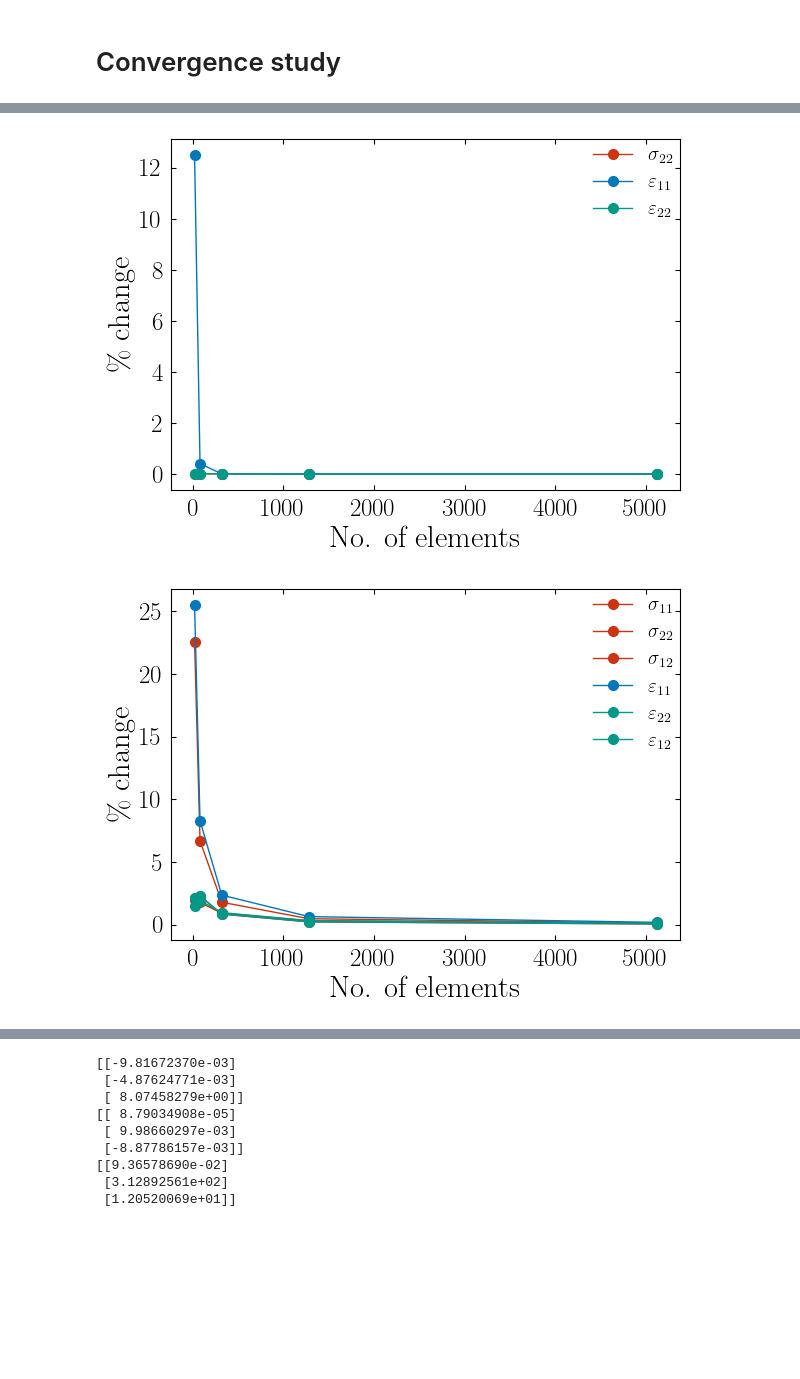
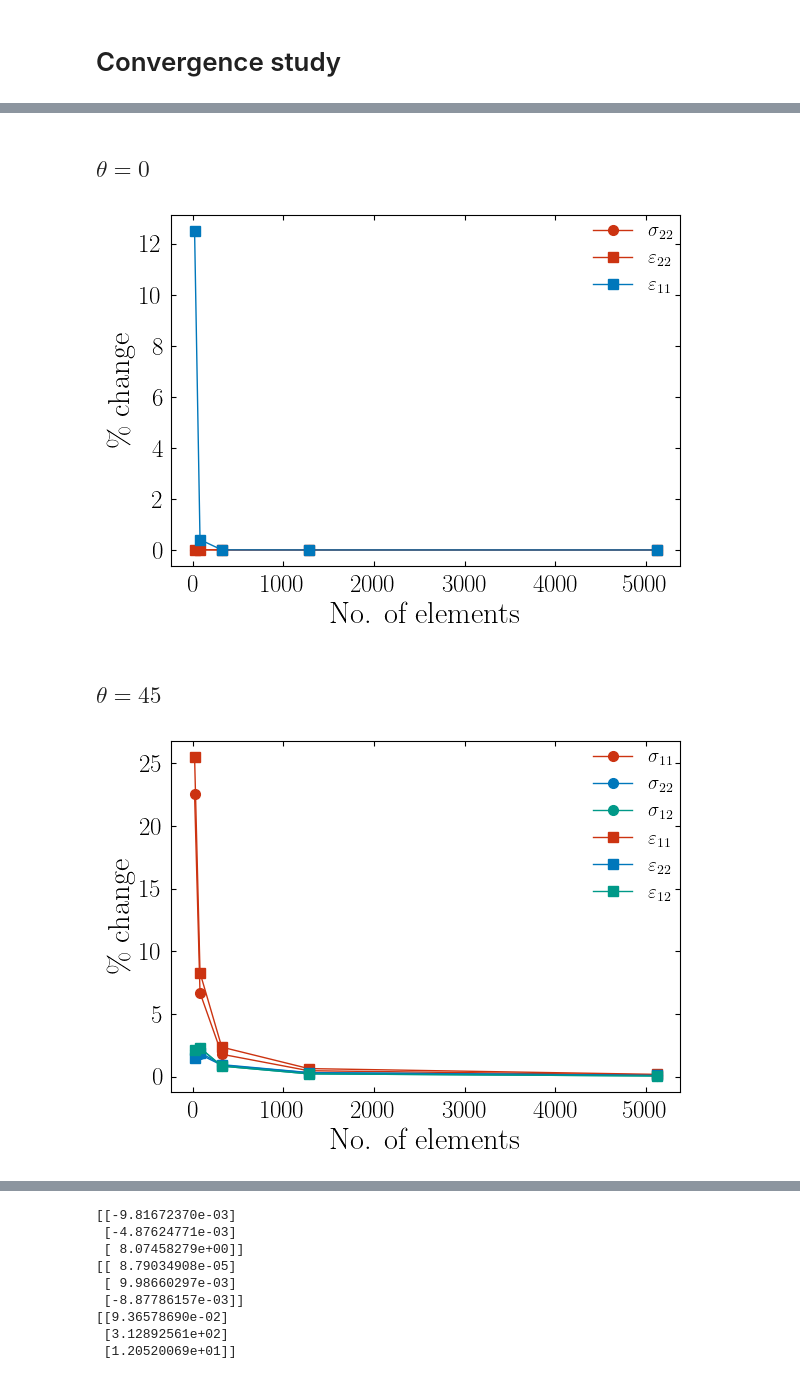
Before and after one commit to mnolaya/theory-of-fea, a Jupyter notebook: project/project_soln.ipynb, the cells around one changed output, grey strips where cells are left out. Cells and saved outputs as stored; diff of their text form; code cells hidden in the pictures; blank space fills up the shorter version.

```diff
--- a/project/project_soln.ipynb
+++ b/project/project_soln.ipynb
@@ -334,6 +185,8 @@ def get_stats_by_angle(job_id: str, job_dir: pathlib.Path) -> pl.DataFrame:
         F = np.load(fp.joinpath('nodal_reaction_force.npy'))
         gage_stress = np.load(fp.joinpath('gage_stress.npy'))
         gage_strain = np.load(fp.joinpath('gage_strain.npy'))
+        gage_stress_glob = np.load(fp.joinpath('gage_stress_glob.npy'))
+        gage_strain_glob = np.load(fp.joinpath('gage_strain_glob.npy'))
 
         # Load summary info
         with open(fp.joinpath('job_summary.log'), 'r') as f:
@@ -348,6 +201,10 @@ def get_stats_by_angle(job_id: str, job_dir: pathlib.Path) -> pl.DataFrame:
             'nodes': summary['Nodes'],
             'gage_stress': np.mean(gage_stress, axis=(0, 1)),
             'gage_strain': np.mean(gage_strain, axis=(0, 1)),
+            'gage_stress_glob': np.mean(gage_stress_glob, axis=(0, 1)),
+            'gage_strain_glob': np.mean(gage_strain_glob, axis=(0, 1)),
+            'disp': Q,
+            'force': F,
             'disp_1': np.mean(Q[0::2]),
             'disp_2': np.mean(Q[1::2]),
             'react_1': np.mean(F[0::2]),
@@ -365,6 +222,12 @@ def get_stats_by_angle(job_id: str, job_dir: pathlib.Path) -> pl.DataFrame:
         'E11': [s['gage_strain'][0][0] for s in stats],
         'E22': [s['gage_strain'][1][0] for s in stats],
         'E12': [s['gage_strain'][2][0] for s in stats],
+        'SXX': [s['gage_stress_glob'][0][0] for s in stats],
+        'SYY': [s['gage_stress_glob'][1][0] for s in stats],
+        'SXY': [s['gage_stress_glob'][2][0] for s in stats],
+        'EXX': [s['gage_strain_glob'][0][0] for s in stats],
+        'EYY': [s['gage_strain_glob'][1][0] for s in stats],
+        'EXY': [s['gage_strain_glob'][2][0] for s in stats],
         'react_1': [s['disp_1'] for s in stats],
         'disp_2': [s['disp_2'] for s in stats],
         'react_1': [s['react_1'] for s in stats],
@@ -376,0 +237,2 @@ df = get_stats_by_angle('_90', JOB_DIRS['linear'].glob('*'))
+# %%
+dfs = {0: get_stats_by_angle('_0', JOB_DIRS['linear'].glob('*')), 90: get_stats_by_angle('_90', JOB_DIRS['linear'].glob('*')), 45: get_stats_by_angle('_45', JOB_DIRS['linear'].glob('*'))}
@@ -392,11 +252,13 @@ df = get_stats_by_angle('_0', JOB_DIRS['linear'].glob('*'))
+# %% [markdown]
+## $\theta = 0$
 # %%
 fig, ax = plt.subplots()
-ax.plot(df.select('elements'), df.select('S22_pct')*100, label=r'$\sigma_{22}$', color=pltschemes.VibrantScheme.RED.value, marker='o', linestyle='-', linewidth=1.0)
-ax.plot(df.select('elements'), df.select('E11_pct')*100, label=r'$\varepsilon_{11}$', color=pltschemes.VibrantScheme.BLUE.value, marker='o', linestyle='-', linewidth=1.0)
-ax.plot(df.select('elements'), df.select('E22_pct')*100, label=r'$\varepsilon_{22}$', color=pltschemes.VibrantScheme.TEAL.value, marker='o', linestyle='-', linewidth=1.0)
+ax.plot(dfs[0].select('elements'), dfs[0].select('S22_pct')*100, label=r'$\sigma_{22}$', color=pltschemes.VibrantScheme.RED.value, marker='o', linestyle='-', linewidth=1.0)
+ax.plot(dfs[0].select('elements'), dfs[0].select('E22_pct')*100, label=r'$\varepsilon_{22}$', color=pltschemes.VibrantScheme.RED.value, marker='s', linestyle='-', linewidth=1.0)
+ax.plot(dfs[0].select('elements'), dfs[0].select('E11_pct')*100, label=r'$\varepsilon_{11}$', color=pltschemes.VibrantScheme.BLUE.value, marker='s', linestyle='-', linewidth=1.0)
 ax.set_xlabel('No. of elements')
 ax.set_ylabel(r'\% change')
 ax.legend()
 fig.tight_layout()
 # %% [output]
-[figure, old version]
+[figure, new version]
@@ -406,14 +265,16 @@ df = get_stats_by_angle('_45', JOB_DIRS['linear'].glob('*'))
+# %% [markdown]
+## $\theta = 45$
 # %%
 fig, ax = plt.subplots()
-ax.plot(df.select('elements'), df.select('S11_pct')*100, label=r'$\sigma_{11}$', color=pltschemes.VibrantScheme.RED.value, marker='o', linestyle='-', linewidth=1.0)
-ax.plot(df.select('elements'), df.select('S22_pct')*100, label=r'$\sigma_{22}$', color=pltschemes.VibrantScheme.RED.value, marker='o', linestyle='-', linewidth=1.0)
-ax.plot(df.select('elements'), df.select('S12_pct')*100, label=r'$\sigma_{12}$', color=pltschemes.VibrantScheme.RED.value, marker='o', linestyle='-', linewidth=1.0)
-ax.plot(df.select('elements'), df.select('E11_pct')*100, label=r'$\varepsilon_{11}$', color=pltschemes.VibrantScheme.BLUE.value, marker='o', linestyle='-', linewidth=1.0)
-ax.plot(df.select('elements'), df.select('E22_pct')*100, label=r'$\varepsilon_{22}$', color=pltschemes.VibrantScheme.TEAL.value, marker='o', linestyle='-', linewidth=1.0)
-ax.plot(df.select('elements'), df.select('E12_pct')*100, label=r'$\varepsilon_{12}$', color=pltschemes.VibrantScheme.TEAL.value, marker='o', linestyle='-', linewidth=1.0)
+ax.plot(dfs[45].select('elements'), dfs[45].select('S11_pct')*100, label=r'$\sigma_{11}$', color=pltschemes.VibrantScheme.RED.value, marker='o', linestyle='-', linewidth=1.0)
+ax.plot(dfs[45].select('elements'), dfs[45].select('S22_pct')*100, label=r'$\sigma_{22}$', color=pltschemes.VibrantScheme.BLUE.value, marker='o', linestyle='-', linewidth=1.0)
+ax.plot(dfs[45].select('elements'), dfs[45].select('S12_pct')*100, label=r'$\sigma_{12}$', color=pltschemes.VibrantScheme.TEAL.value, marker='o', linestyle='-', linewidth=1.0)
+ax.plot(dfs[45].select('elements'), dfs[45].select('E11_pct')*100, label=r'$\varepsilon_{11}$', color=pltschemes.VibrantScheme.RED.value, marker='s', linestyle='-', linewidth=1.0)
+ax.plot(dfs[45].select('elements'), dfs[45].select('E22_pct')*100, label=r'$\varepsilon_{22}$', color=pltschemes.VibrantScheme.BLUE.value, marker='s', linestyle='-', linewidth=1.0)
+ax.plot(dfs[45].select('elements'), dfs[45].select('E12_pct')*100, label=r'$\varepsilon_{12}$', color=pltschemes.VibrantScheme.TEAL.value, marker='s', linestyle='-', linewidth=1.0)
 ax.set_xlabel('No. of elements')
 ax.set_ylabel(r'\% change')
 ax.legend()
 fig.tight_layout()
 # %% [output]
-[figure, old version]
+[figure, new version]
```
Also changed, not shown: parts of 17 cells of this notebook, 32 other files.
